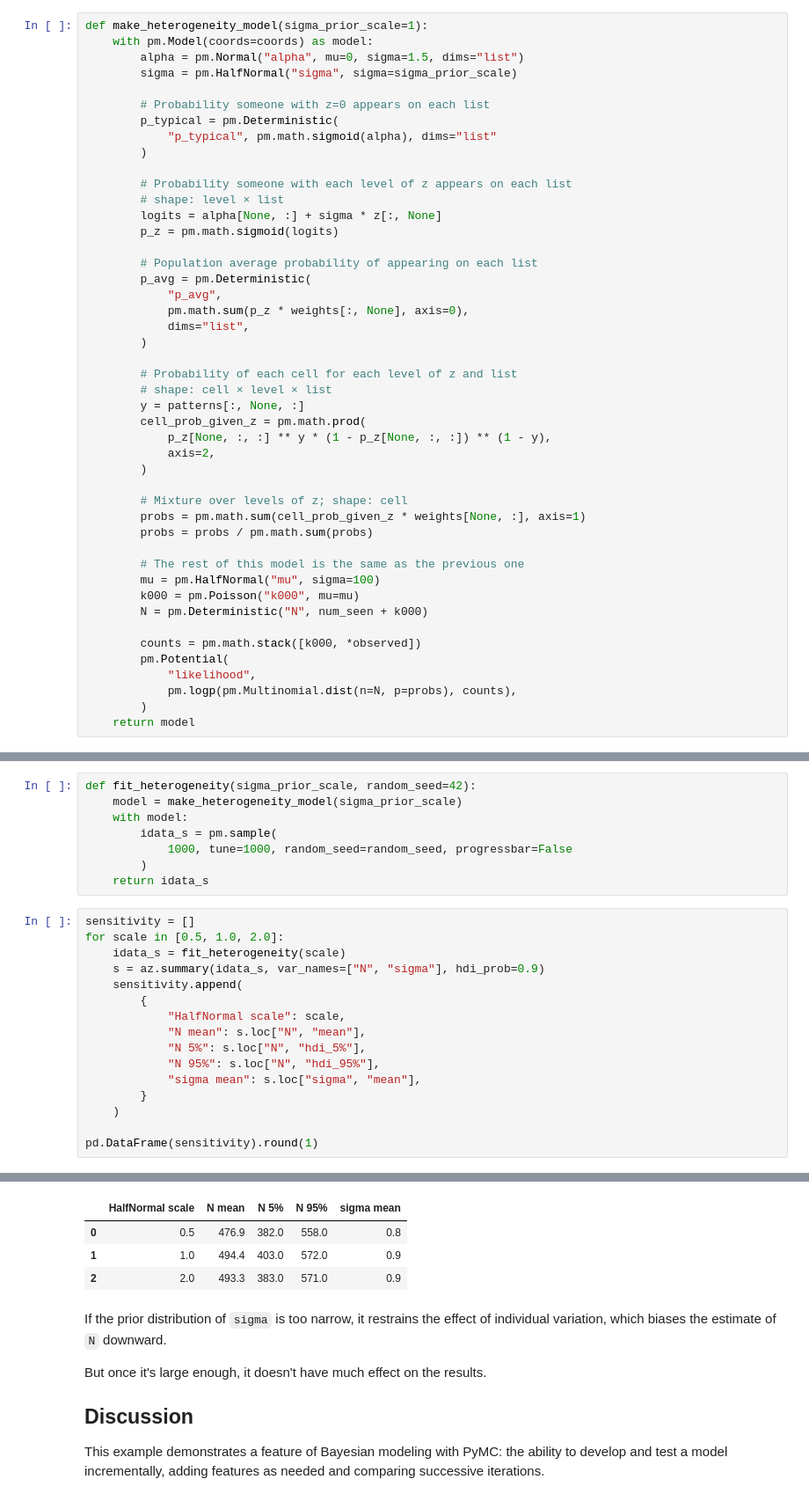
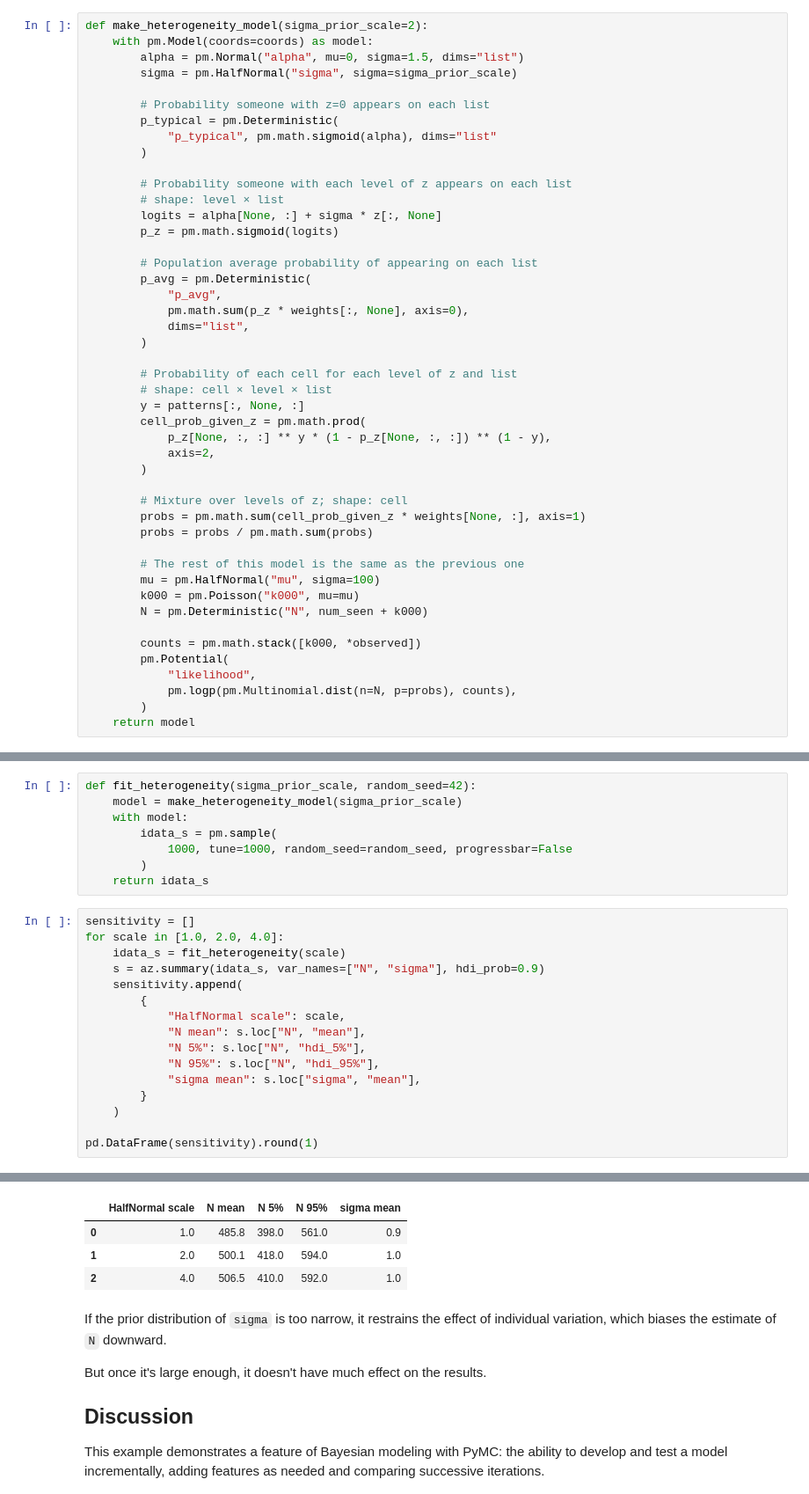
Before and after one commit to AllenDowney/ThinkBayes2, a Jupyter notebook: _sources/hepatitis.ipynb, the cells around one changed output, grey strips where cells are left out. Shown at 88% size. Saved outputs shown, nothing was run; the diff lists cells and outputs as text.

```diff
--- a/_sources/hepatitis.ipynb
+++ b/_sources/hepatitis.ipynb
@@ -249,7 +256,7 @@ array([[0., 0., 0.],
 Now here's a function that builds the model.
 The argument `sigma_prior_scale` is the scale of the half-normal prior on $\sigma$; we'll vary it later to check sensitivity.
 # %%
-def make_heterogeneity_model(sigma_prior_scale=1):
+def make_heterogeneity_model(sigma_prior_scale=2):
     with pm.Model(coords=coords) as model:
         alpha = pm.Normal("alpha", mu=0, sigma=1.5, dims="list")
         sigma = pm.HalfNormal("sigma", sigma=sigma_prior_scale)
@@ -393,42 +400,42 @@ def fit_heterogeneity(sigma_prior_scale, random_seed=42):
     return idata_s
 # %%
 sensitivity = []
-for scale in [0.5, 1.0, 2.0]:
+for scale in [1.0, 2.0, 4.0]:
     idata_s = fit_heterogeneity(scale)
     s = az.summary(idata_s, var_names=["N", "sigma"], hdi_prob=0.9)
     sensitivity.append(
         {
             "HalfNormal scale": scale,
             "N mean": s.loc["N", "mean"],
             "N 5%": s.loc["N", "hdi_5%"],
             "N 95%": s.loc["N", "hdi_95%"],
             "sigma mean": s.loc["sigma", "mean"],
         }
     )
 
 pd.DataFrame(sensitivity).round(1)
 # %% [output]
 Multiprocess sampling (4 chains in 4 jobs)
 CompoundStep
 >NUTS: [alpha, sigma, mu]
 >Metropolis: [k000]
 Sampling 4 chains for 1_000 tune and 1_000 draw iterations (4_000 + 4_000 draws total) took 4 seconds.
 The rhat statistic is larger than 1.01 for some parameters. This indicates problems during sampling. See https://arxiv.org/abs/1903.08008 for details
 The effective sample size per chain is smaller than 100 for some parameters.  A higher number is needed for reliable rhat and ess computation. See https://arxiv.org/abs/1903.08008 for details
 Multiprocess sampling (4 chains in 4 jobs)
 CompoundStep
 >NUTS: [alpha, sigma, mu]
 >Metropolis: [k000]
 Sampling 4 chains for 1_000 tune and 1_000 draw iterations (4_000 + 4_000 draws total) took 4 seconds.
 ... (5 lines left out)
 >Metropolis: [k000]
 Sampling 4 chains for 1_000 tune and 1_000 draw iterations (4_000 + 4_000 draws total) took 4 seconds.
 The rhat statistic is larger than 1.01 for some parameters. This indicates problems during sampling. See https://arxiv.org/abs/1903.08008 for details
 The effective sample size per chain is smaller than 100 for some parameters.  A higher number is needed for reliable rhat and ess computation. See https://arxiv.org/abs/1903.08008 for details
 |  | HalfNormal scale | N mean | N 5% | N 95% | sigma mean |
-| 0 | 0.5 | 476.9 | 382.0 | 558.0 | 0.8 |
-| 1 | 1.0 | 494.4 | 403.0 | 572.0 | 0.9 |
-| 2 | 2.0 | 493.3 | 383.0 | 571.0 | 0.9 |
+| 0 | 1.0 | 485.8 | 398.0 | 561.0 | 0.9 |
+| 1 | 2.0 | 500.1 | 418.0 | 594.0 | 1.0 |
+| 2 | 4.0 | 506.5 | 410.0 | 592.0 | 1.0 |
 # %% [markdown]
 If the prior distribution of `sigma` is too narrow, it restrains the effect of individual variation, which biases the estimate of `N` downward.
 
```
Also changed, not shown: parts of 14 cells of this notebook, 7 other files.
